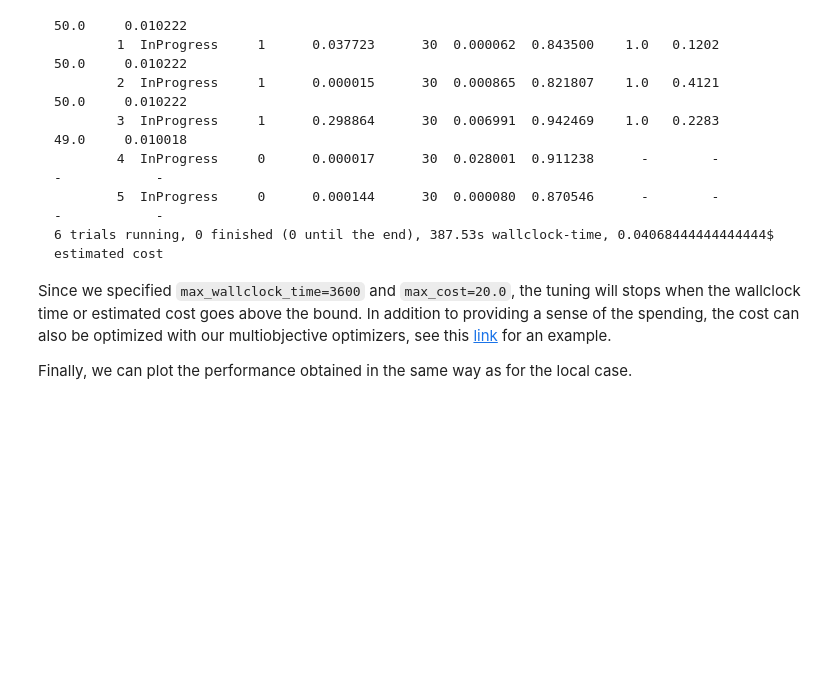
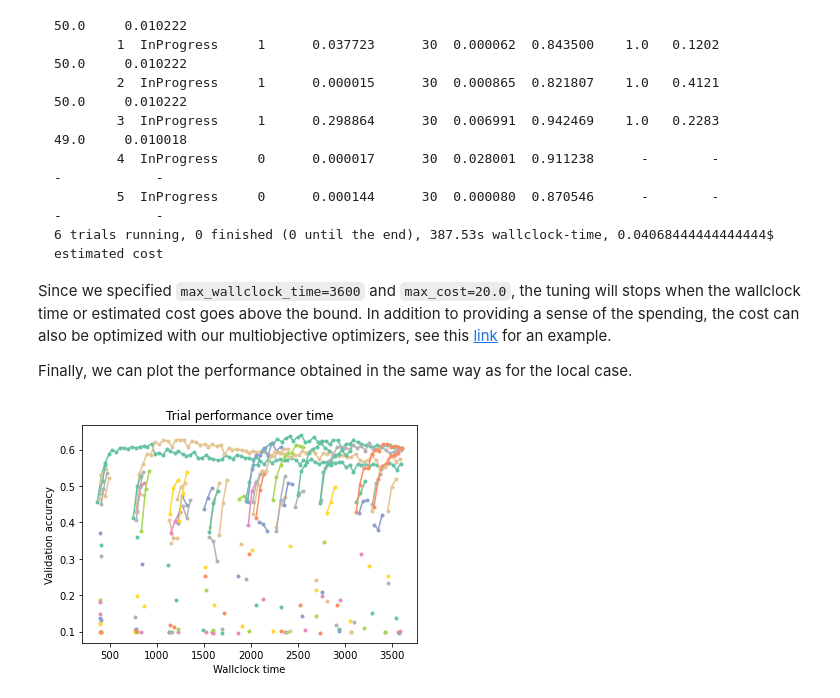
Before and after one commit to talesa/syne-tune, a Jupyter notebook: blog-post/tune_blog_post.ipynb, the cells around one changed output. Drawn from its saved outputs; the diff is of its cells as text; code cells hidden in the pictures; blank space fills up the shorter version.

```diff
--- a/blog-post/tune_blog_post.ipynb
+++ b/blog-post/tune_blog_post.ipynb
@@ -216,6 +213,7 @@ We clearly see the effect of Hyperband that only lets the trials with best resul
 import matplotlib.pyplot as plt
 from matplotlib import cm
 
+df = tuning_experiment.results
 cmap = cm.get_cmap("Set2")
 for trial_id in sorted(df.trial_id.unique()):
     dd = df[df.trial_id == trial_id]
@@ -321,6 +326,20 @@ trial_id      status  iter  dropout_rate  epochs        lr  momentum  epoch  val
 Since we specified `max_wallclock_time=3600` and `max_cost=20.0`, the tuning will stops when the wallclock time or estimated cost goes above the bound. In addition to providing a sense of the spending, the cost can also be optimized with our multiobjective optimizers, see this [link](https://github.com/awslabs/sagemaker-tune/blob/main/examples/launch_moasha_instance_tuning.py) for an example.
 
 Finally, we can plot the performance obtained in the same way as for the local case.
-# %%
-tuning_experiment = load_experiment(tuner.name)
-tuning_experiment.plot()
+# %%
+df = tuning_experiment.results
+
+cmap = cm.get_cmap("Set2")
+for trial_id in sorted(df.trial_id.unique()):
+    dd = df[df.trial_id == trial_id]
+    plt.plot(
+        dd[SMT_TUNER_TIME],
+        dd[tuning_experiment.metric_name()],
+        marker='.', color=cmap(trial_id % len(cmap.colors)), label=trial_id
+    )
+plt.xlabel("Wallclock time")
+plt.ylabel("Validation accuracy")
+plt.title("Trial performance over time")
+plt.show()
+# %% [output]
+[figure, added]
```
Also changed, not shown: parts of 6 cells of this notebook, 2 other files.
